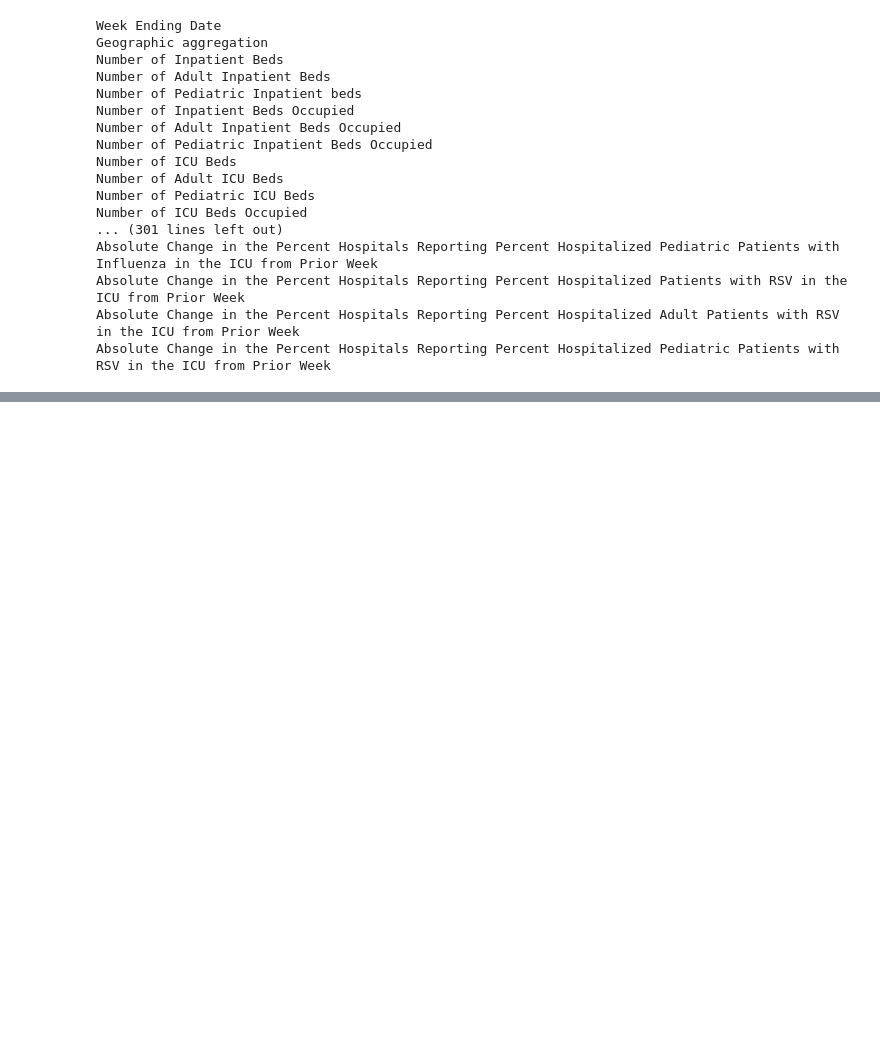
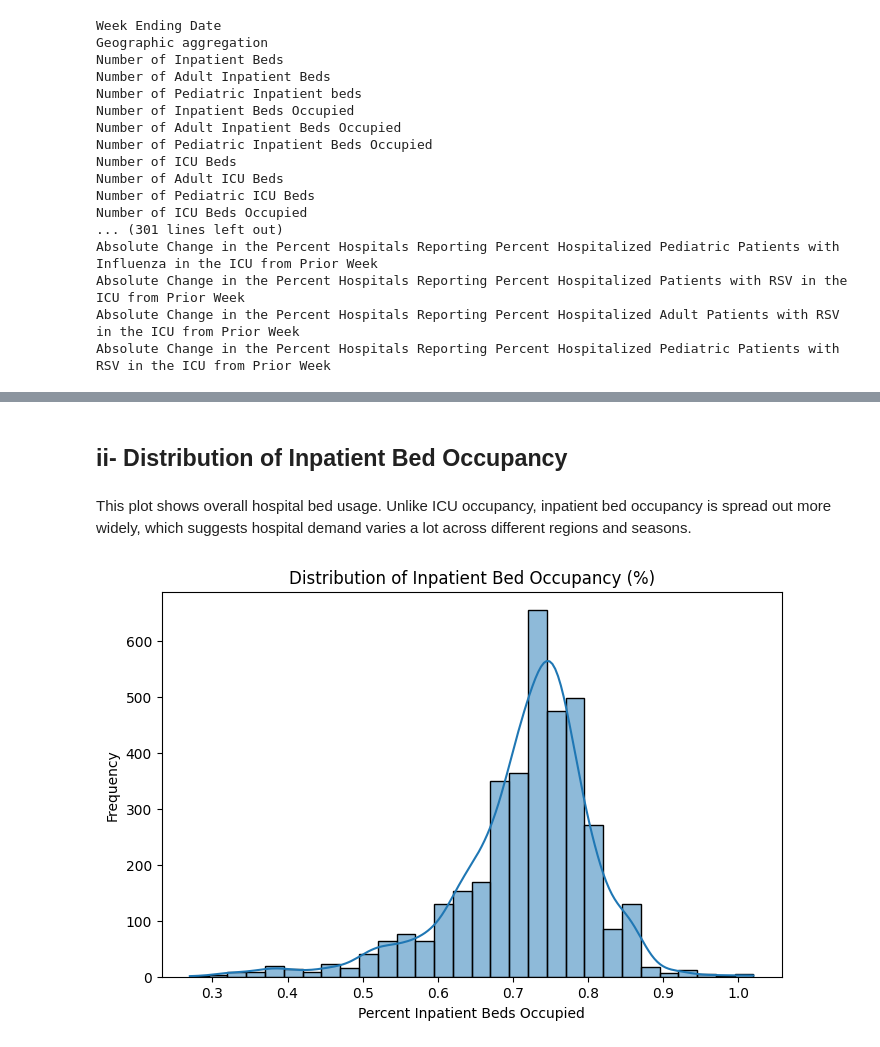
Before and after one commit to ChaimaBSlima/CareForHospitals-FinalProject-, a Jupyter notebook: notebooks/icu_project.ipynb, the cells around one changed output, grey strips where cells are left out. Saved outputs shown, nothing was run; the diff lists cells and outputs as text; code cells hidden in the pictures; blank space fills up the shorter version.

```diff
--- a/notebooks/icu_project.ipynb
+++ b/notebooks/icu_project.ipynb
@@ -86,16 +100,19 @@ Absolute Change in the Percent Hospitals Reporting Percent Hospitalized Pediatri
 # %%
-id_cols = [
-    "Week Ending Date",
-    "Geographic aggregation"
-]
+id_cols = ["Week Ending Date", "Geographic aggregation"]
+
 capacity_cols = [
-    "Number of ICU Beds",
-    "Number of Adult ICU Beds",
     "Number of Inpatient Beds",
     "Number of Inpatient Beds Occupied",
-    "Number of Adult Inpatient Beds Occupied"
+    "Number of ICU Beds",
+    "Number of ICU Beds Occupied",
 ]
+
 stress_cols = [
-    "Percent of Inpatient Beds Occupied",
-    "Percent of Adult ICU Beds Occupied"
+    "Percent Inpatient Beds Occupied",
+    "Percent ICU Beds Occupied",
 ]
+
+cols_to_keep = id_cols + capacity_cols + stress_cols
+
+df_clean = df[cols_to_keep].copy()
+df_clean.head()
@@ -108,0 +298,13 @@ KeyError: "['Percent of Inpatient Beds Occupied', 'Percent of Adult ICU Beds Occ
+# %% [markdown]
+## ii- Distribution of Inpatient Bed Occupancy
+# %% [markdown]
+This plot shows overall hospital bed usage. Unlike ICU occupancy, inpatient bed occupancy is spread out more widely, which suggests hospital demand varies a lot across different regions and seasons.
+# %%
+plt.figure(figsize=(8,5))
+sns.histplot(df_clean["Percent Inpatient Beds Occupied"], bins=30, kde=True)
+plt.title("Distribution of Inpatient Bed Occupancy (%)")
+plt.xlabel("Percent Inpatient Beds Occupied")
+plt.ylabel("Frequency")
+plt.show()
+# %% [output]
+[figure, added]
```
Also changed, not shown: parts of 54 cells of this notebook.
